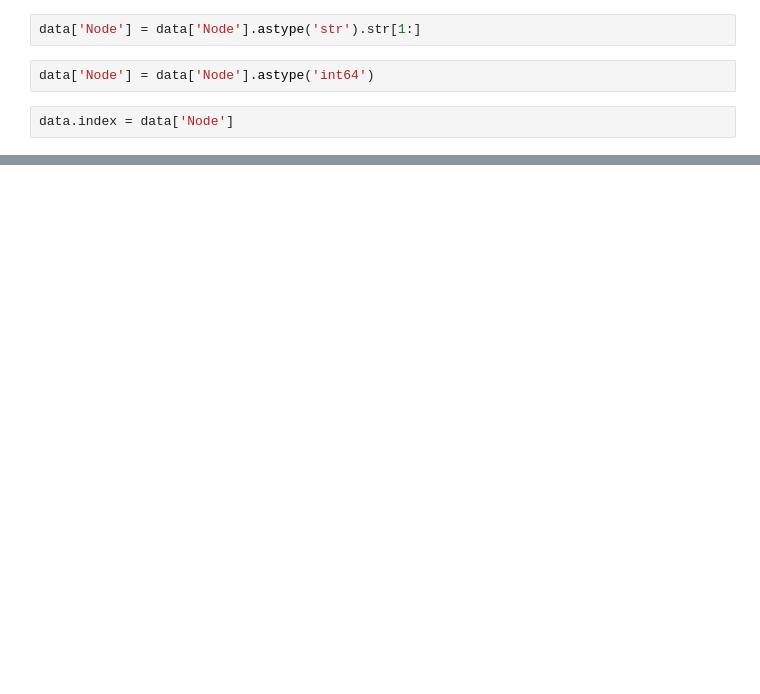
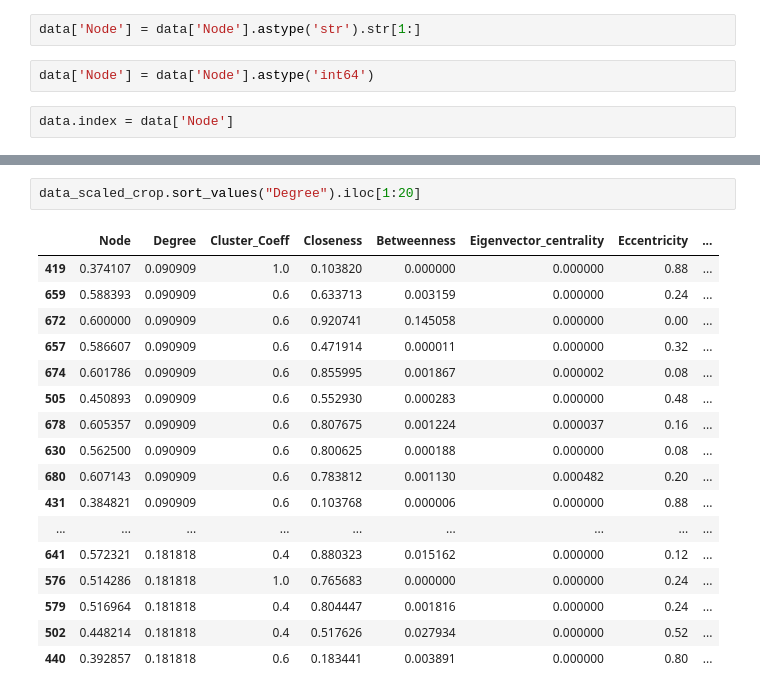
Before and after one commit to ai-covariants/graph-notation-covariants, a Jupyter notebook: data/PDB Analysis.ipynb, the cells around one changed output, grey strips where cells are left out. Cells and saved outputs as stored; diff of their text form; blank space fills up the shorter version.

```diff
--- a/data/PDB Analysis.ipynb
+++ b/data/PDB Analysis.ipynb
@@ -112,0 +115,20 @@ data2_scaled_crop
+# %%
+data_scaled_crop.sort_values("Degree").iloc[1:20]
+# %% [output]
+|  | Node | Degree | Cluster_Coeff | Closeness | Betweenness | Eigenvector_centrality | Eccentricity | ... |
+| 419 | 0.374107 | 0.090909 | 1.0 | 0.103820 | 0.000000 | 0.000000 | 0.88 | ... |
+| 659 | 0.588393 | 0.090909 | 0.6 | 0.633713 | 0.003159 | 0.000000 | 0.24 | ... |
+| 672 | 0.600000 | 0.090909 | 0.6 | 0.920741 | 0.145058 | 0.000000 | 0.00 | ... |
+| 657 | 0.586607 | 0.090909 | 0.6 | 0.471914 | 0.000011 | 0.000000 | 0.32 | ... |
+| 674 | 0.601786 | 0.090909 | 0.6 | 0.855995 | 0.001867 | 0.000002 | 0.08 | ... |
+| 505 | 0.450893 | 0.090909 | 0.6 | 0.552930 | 0.000283 | 0.000000 | 0.48 | ... |
+| 678 | 0.605357 | 0.090909 | 0.6 | 0.807675 | 0.001224 | 0.000037 | 0.16 | ... |
+| 630 | 0.562500 | 0.090909 | 0.6 | 0.800625 | 0.000188 | 0.000000 | 0.08 | ... |
+| 680 | 0.607143 | 0.090909 | 0.6 | 0.783812 | 0.001130 | 0.000482 | 0.20 | ... |
+| 431 | 0.384821 | 0.090909 | 0.6 | 0.103768 | 0.000006 | 0.000000 | 0.88 | ... |
+| ... | ... | ... | ... | ... | ... | ... | ... | ... |
+| 641 | 0.572321 | 0.181818 | 0.4 | 0.880323 | 0.015162 | 0.000000 | 0.12 | ... |
+| 576 | 0.514286 | 0.181818 | 1.0 | 0.765683 | 0.000000 | 0.000000 | 0.24 | ... |
+| 579 | 0.516964 | 0.181818 | 0.4 | 0.804447 | 0.001816 | 0.000000 | 0.24 | ... |
+| 502 | 0.448214 | 0.181818 | 0.4 | 0.517626 | 0.027934 | 0.000000 | 0.52 | ... |
+| 440 | 0.392857 | 0.181818 | 0.6 | 0.183441 | 0.003891 | 0.000000 | 0.80 | ... |
```
Also changed, not shown: parts of 27 cells of this notebook.
